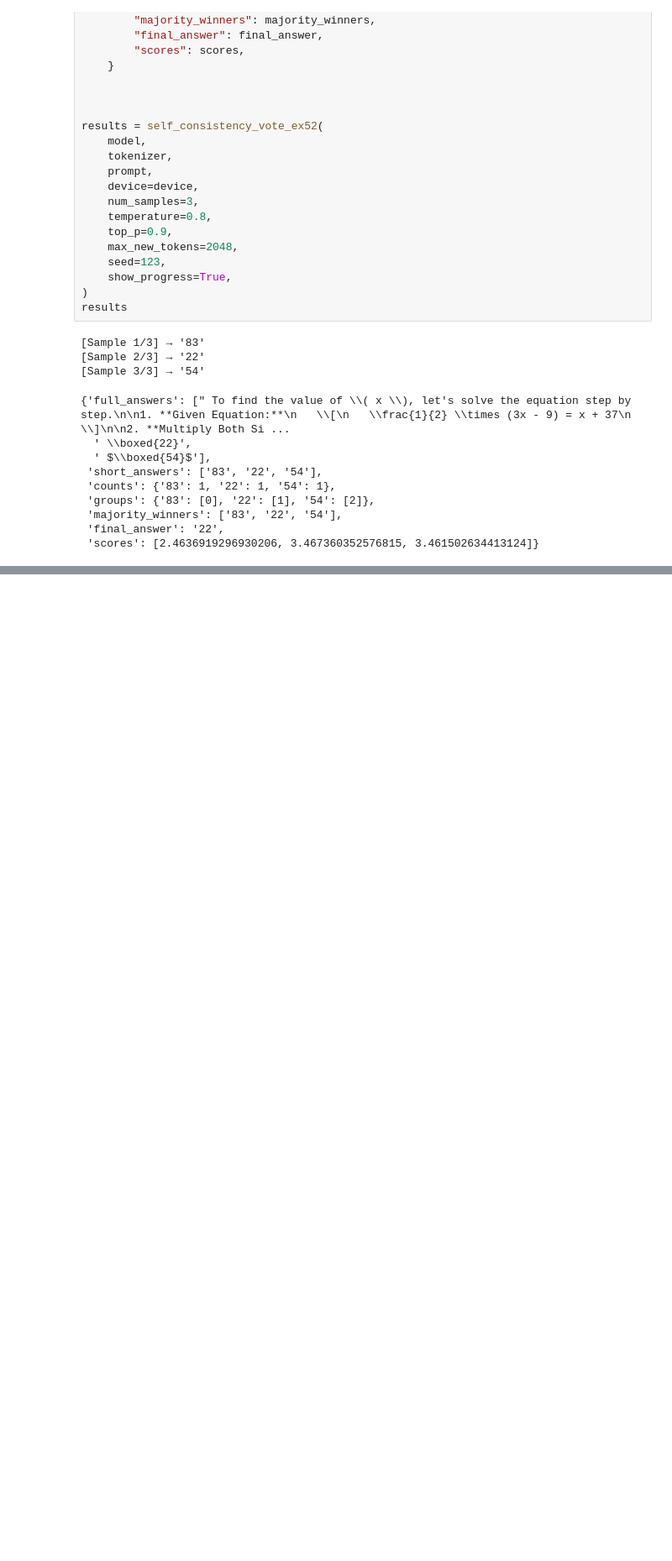
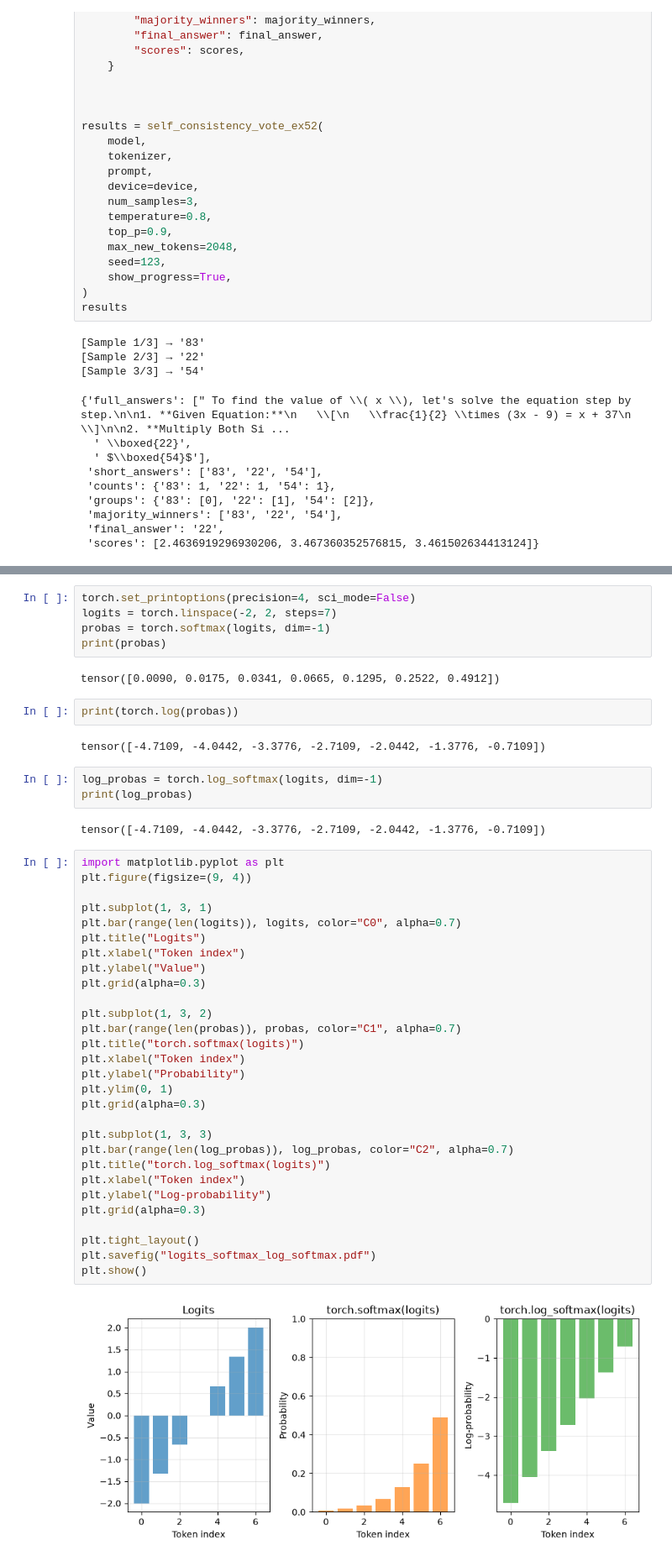
Before and after one commit to pwiszniewski/reasoning-from-scratch, a Jupyter notebook: my_code/ch05.ipynb, the cells around one changed output, grey strips where cells are left out. Shown at 84% size. Drawn from its saved outputs; the diff is of its cells as text; blank space fills up the shorter version.

```diff
--- a/my_code/ch05.ipynb
+++ b/my_code/ch05.ipynb
@@ -338,0 +421,47 @@ results
+# %%
+torch.set_printoptions(precision=4, sci_mode=False)
+logits = torch.linspace(-2, 2, steps=7)
+probas = torch.softmax(logits, dim=-1)
+print(probas)
+# %% [output]
+tensor([0.0090, 0.0175, 0.0341, 0.0665, 0.1295, 0.2522, 0.4912])
+# %%
+print(torch.log(probas))
+# %% [output]
+tensor([-4.7109, -4.0442, -3.3776, -2.7109, -2.0442, -1.3776, -0.7109])
+# %%
+log_probas = torch.log_softmax(logits, dim=-1)
+print(log_probas)
+# %% [output]
+tensor([-4.7109, -4.0442, -3.3776, -2.7109, -2.0442, -1.3776, -0.7109])
+# %%
+import matplotlib.pyplot as plt
+plt.figure(figsize=(9, 4))
+
+plt.subplot(1, 3, 1)
+plt.bar(range(len(logits)), logits, color="C0", alpha=0.7)
+plt.title("Logits")
+plt.xlabel("Token index")
+plt.ylabel("Value")
+plt.grid(alpha=0.3)
+
+plt.subplot(1, 3, 2)
+plt.bar(range(len(probas)), probas, color="C1", alpha=0.7)
+plt.title("torch.softmax(logits)")
+plt.xlabel("Token index")
+plt.ylabel("Probability")
+plt.ylim(0, 1)
+plt.grid(alpha=0.3)
+
+plt.subplot(1, 3, 3)
+plt.bar(range(len(log_probas)), log_probas, color="C2", alpha=0.7)
+plt.title("torch.log_softmax(logits)")
+plt.xlabel("Token index")
+plt.ylabel("Log-probability")
+plt.grid(alpha=0.3)
+
+plt.tight_layout()
+plt.savefig("logits_softmax_log_softmax.pdf")
+plt.show()
+# %% [output]
+[figure, added]
```
Also changed, not shown: parts of 13 cells of this notebook.
